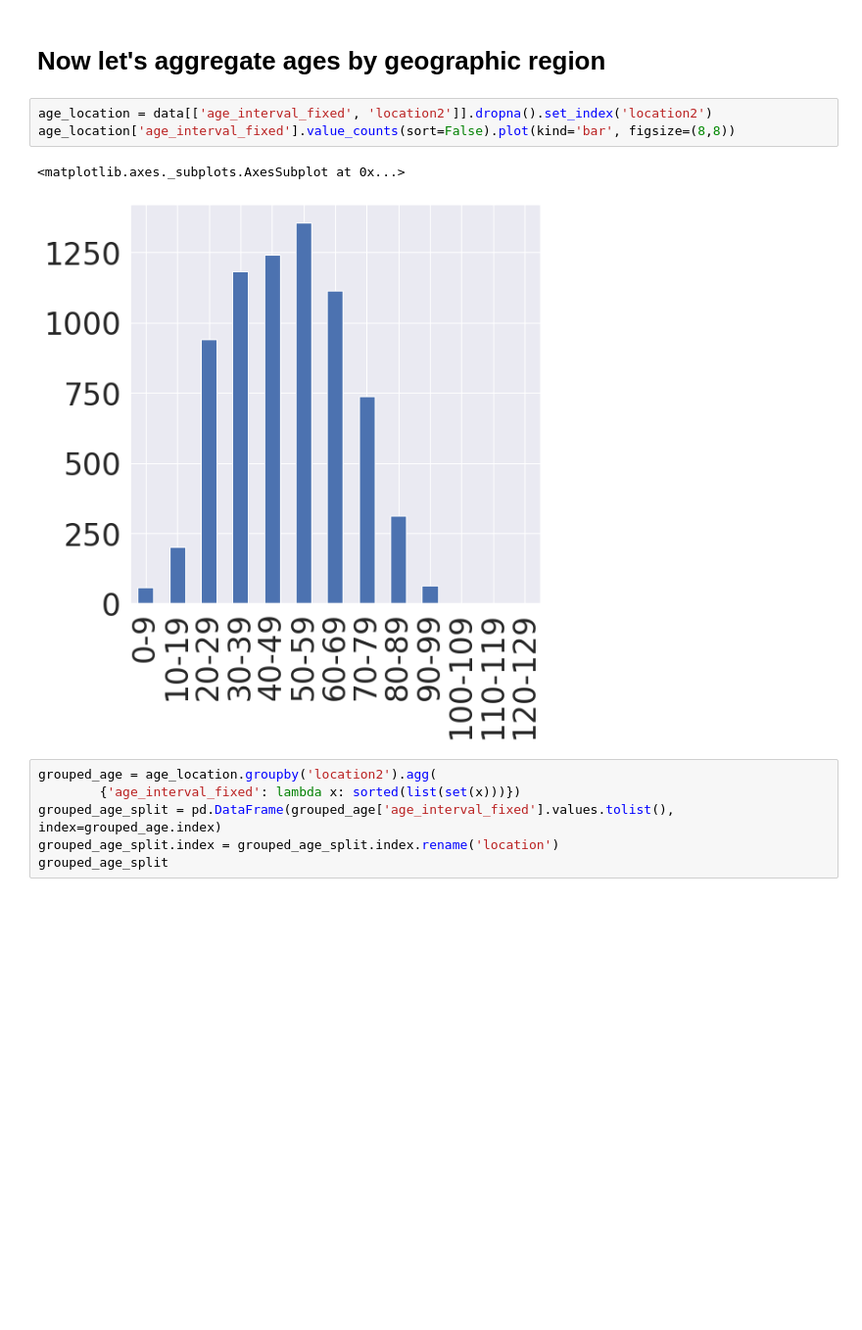
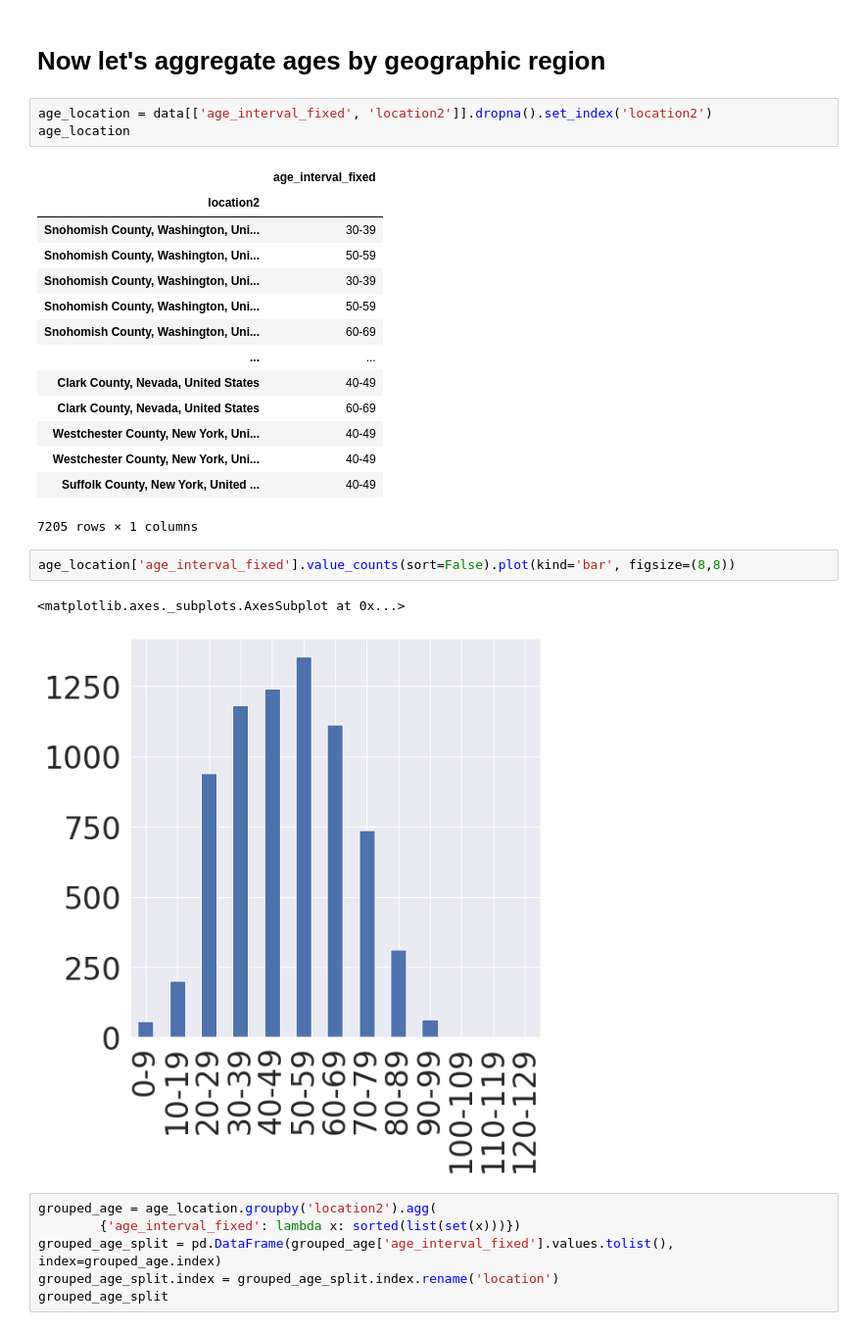
Before and after one commit to apetkau/comp7944-project, a Jupyter notebook: data/nCoV2019/for_use/extract-transactions.ipynb, the cells around one changed output. Shown at 98% size. Cells and saved outputs as stored; diff of their text form; blank space fills up the shorter version.

Commit message:
Printing number of age/location records

```diff
--- a/data/nCoV2019/for_use/extract-transactions.ipynb
+++ b/data/nCoV2019/for_use/extract-transactions.ipynb
@@ -559,8 +559,25 @@ data[['age', 'age_interval_fixed']].dropna()
 12569 rows × 2 columns
 # %% [markdown]
 # Now let's aggregate ages by geographic region
+# %%
+age_location = data[['age_interval_fixed', 'location2']].dropna().set_index('location2')
+age_location
+# %% [output]
+|  | age_interval_fixed |
+| location2 |  |
+| Snohomish County, Washington, Uni... | 30-39 |
+| Snohomish County, Washington, Uni... | 50-59 |
+| Snohomish County, Washington, Uni... | 30-39 |
+| Snohomish County, Washington, Uni... | 50-59 |
+| Snohomish County, Washington, Uni... | 60-69 |
+| ... | ... |
+| Clark County, Nevada, United States | 40-49 |
+| Clark County, Nevada, United States | 60-69 |
+| Westchester County, New York, Uni... | 40-49 |
+| Westchester County, New York, Uni... | 40-49 |
+| Suffolk County, New York, United ... | 40-49 |
+7205 rows × 1 columns
 # %%
-age_location = data[['age_interval_fixed', 'location2']].dropna().set_index('location2')
 age_location['age_interval_fixed'].value_counts(sort=False).plot(kind='bar', figsize=(8,8))
 # %% [output]
 <matplotlib.axes._subplots.AxesSubplot at 0x...>
```
